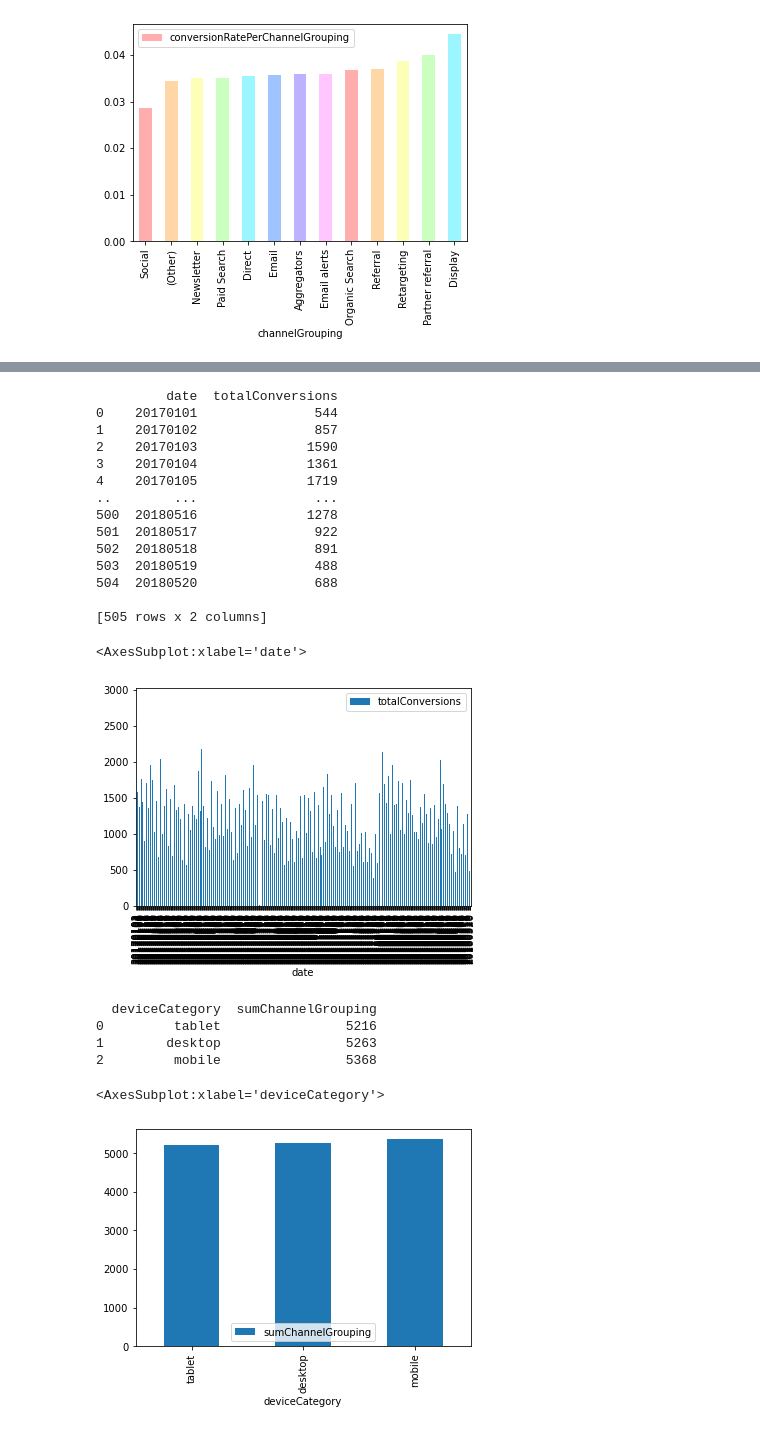
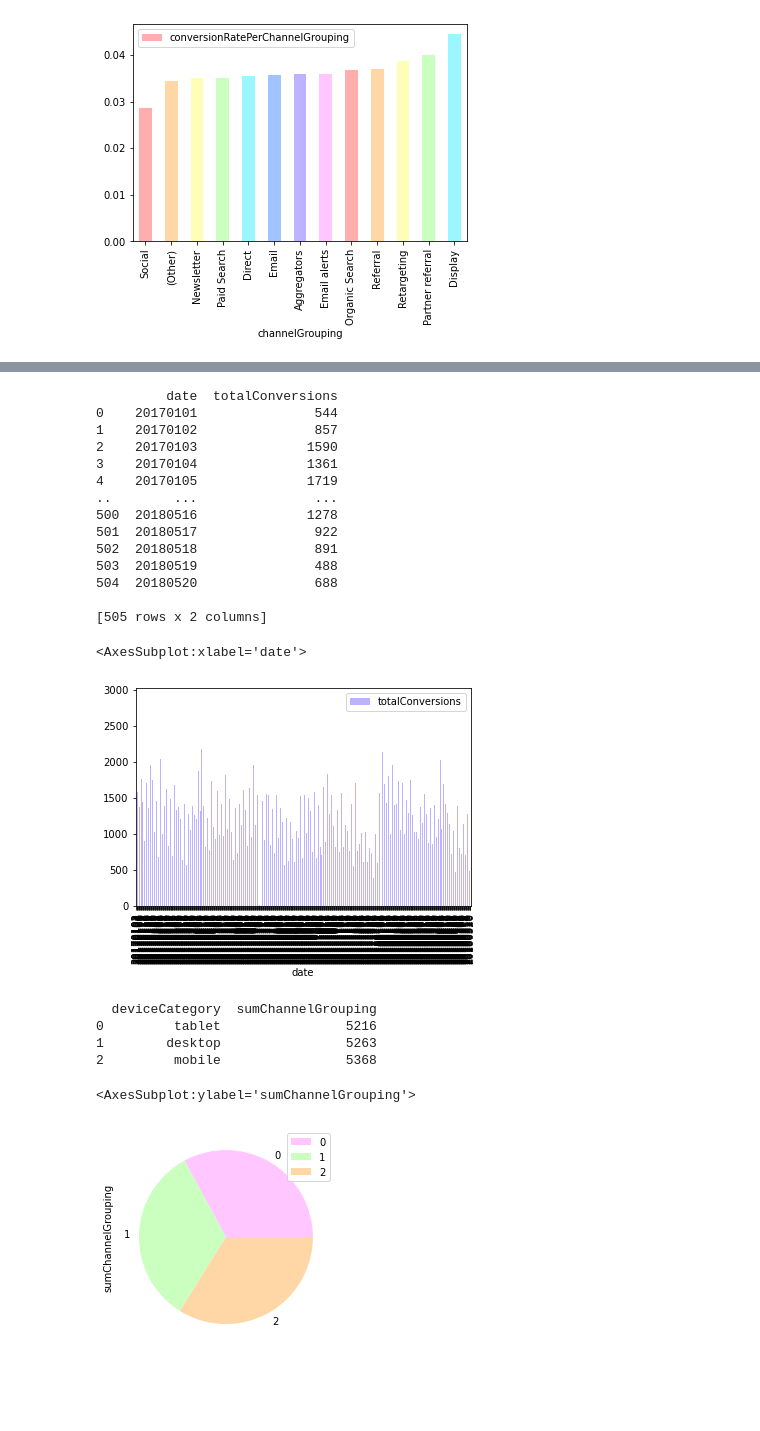
Before and after one commit to Coletterbox/More-BigQuery-with-Python, a Jupyter notebook: queriesWithGraphs1.ipynb, the cells around one changed output, grey strips where cells are left out. Saved outputs shown, nothing was run; the diff lists cells and outputs as text; code cells hidden in the pictures; blank space fills up the shorter version.

```diff
--- a/queriesWithGraphs1.ipynb
+++ b/queriesWithGraphs1.ipynb
@@ -221,7 +223,7 @@ query10 = """
     GROUP BY date
     ORDER BY date ASC
 """
-runQuery(query10).plot.bar(x='date', y='totalConversions')
+runQuery(query10).plot.bar(x='date', y='totalConversions', color=["#BDB2FF"])
 # %% [output]
          date  totalConversions
 0    20170101               544
@@ -238,22 +240,22 @@ runQuery(query10).plot.bar(x='date', y='totalConversions')
 
 [505 rows x 2 columns]
 <AxesSubplot:xlabel='date'>
-[figure, old version]
+[figure, new version]
 # %%
 query10 = """
     SELECT deviceCategory, COUNT(channelGrouping) as sumChannelGrouping
     FROM `apprenticeship-299321.sample_data.datatable`
     GROUP BY deviceCategory
     ORDER BY sumChannelGrouping ASC
 """
-runQuery(query10).plot.bar(x='deviceCategory', y='sumChannelGrouping')
+runQuery(query10).plot.pie(x='deviceCategory', y='sumChannelGrouping', colors=['#FFC6FF', '#CAFFBF', '#FFD6A5'])
 # %% [output]
   deviceCategory  sumChannelGrouping
 0         tablet                5216
 1        desktop                5263
 2         mobile                5368
-<AxesSubplot:xlabel='deviceCategory'>
+<AxesSubplot:ylabel='sumChannelGrouping'>
-[figure, old version]
+[figure, new version]
 # %%
 # conversion rates for each year
 query11 = """
```
Also changed, not shown: parts of 6 cells of this notebook.
